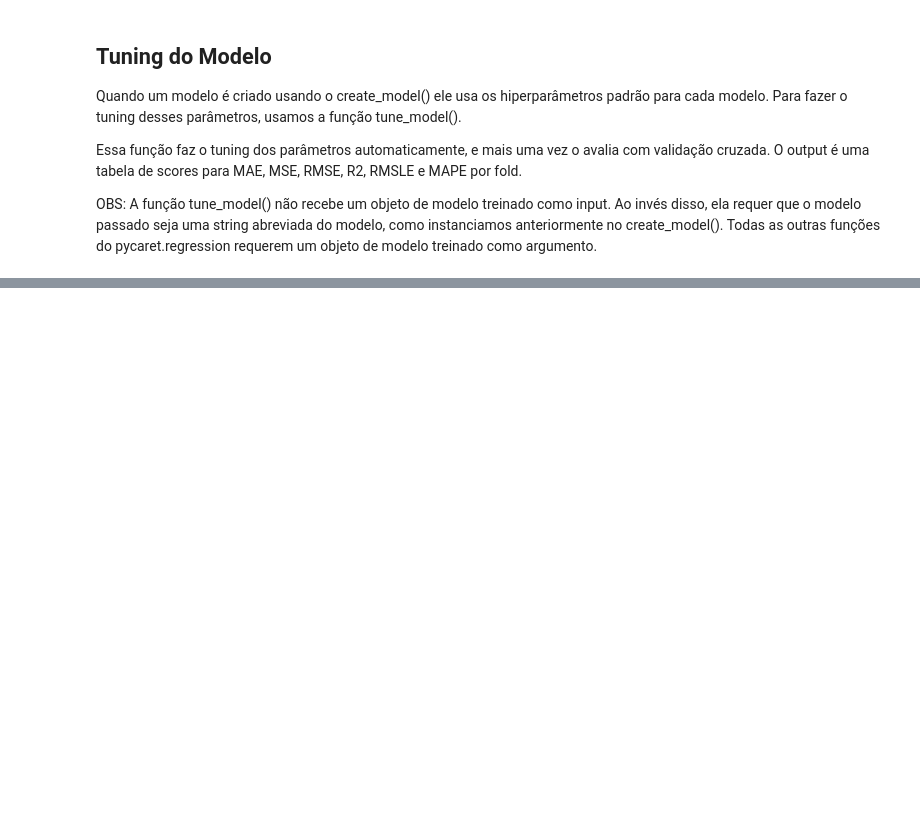
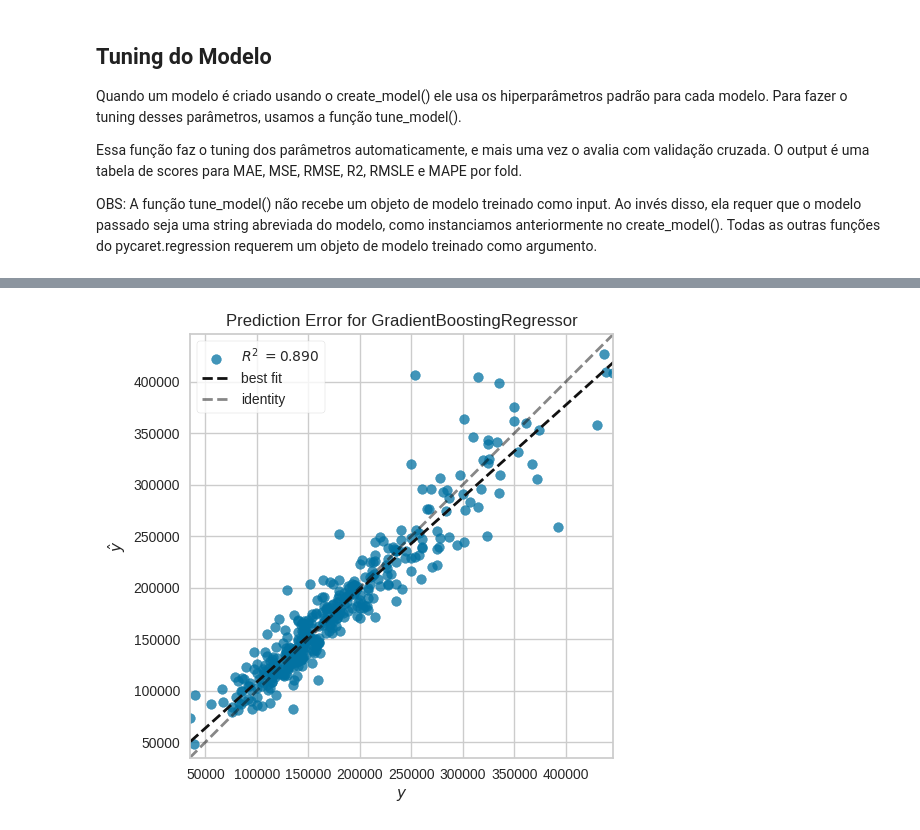
Before and after one commit to JhonnyLimachi/Sigmoidal, a Jupyter notebook: 38_Regressão_com_PyCaret.ipynb, the cells around one changed output, grey strips where cells are left out. Cells and saved outputs as stored; diff of their text form; code cells hidden in the pictures; blank space fills up the shorter version.

```diff
--- a/38_Regressão_com_PyCaret.ipynb
+++ b/38_Regressão_com_PyCaret.ipynb
@@ -297,0 +328,4 @@ Fitting 10 folds for each of 10 candidates, totalling 100 fits
+# %%
+# plotando matriz de confusão
+plot_model(tuned_gbr, plot='error')
+# %% [output]
@@ -297,0 +333 @@ Fitting 10 folds for each of 10 candidates, totalling 100 fits
+[figure, added]
```
Also changed, not shown: parts of 9 cells of this notebook.
